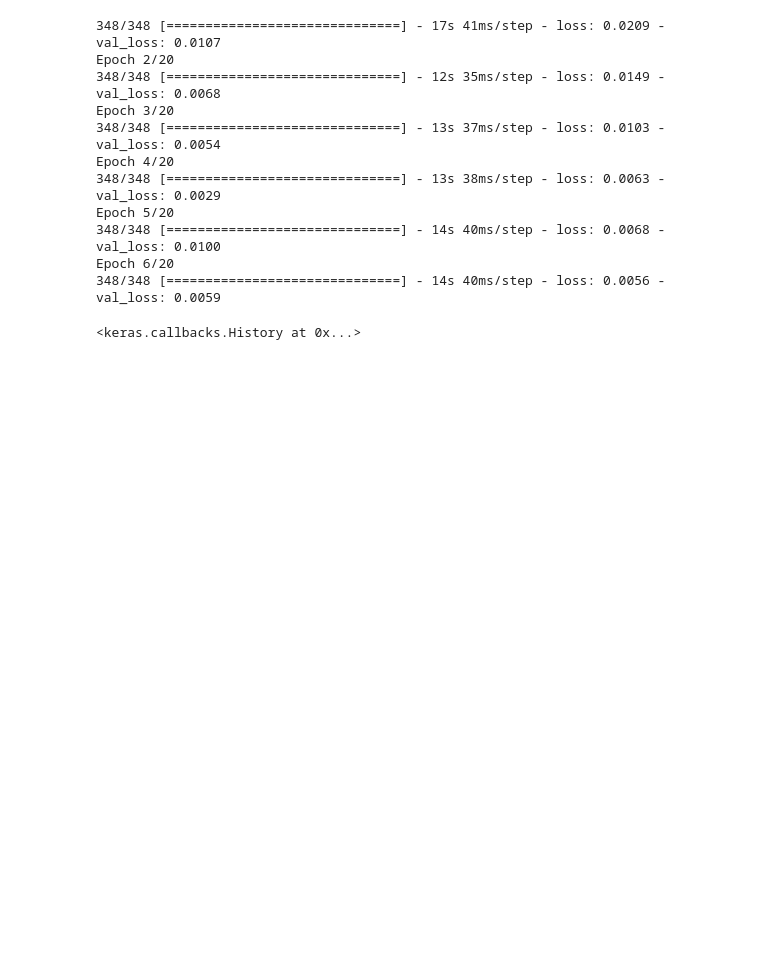
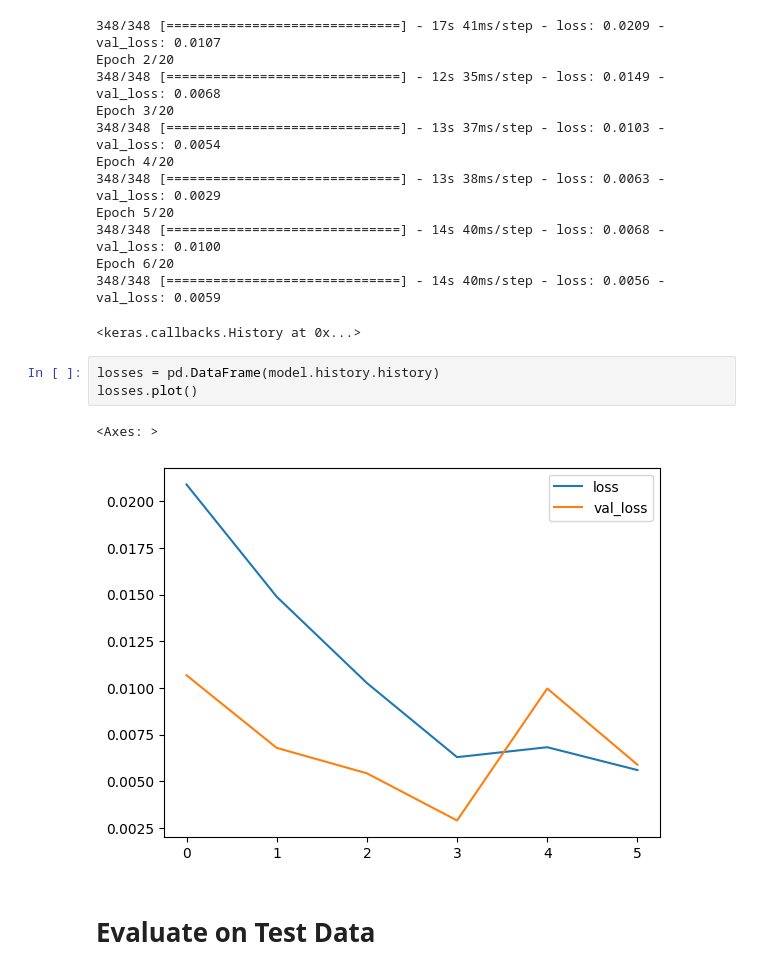
Before and after one commit to PrathamModi001/RNN, a Jupyter notebook: rnn_timeSeries.ipynb, the cells around one changed output. Saved outputs shown, nothing was run; the diff lists cells and outputs as text; blank space fills up the shorter version.

Commit message:
evaluated

```diff
--- a/rnn_timeSeries.ipynb
+++ b/rnn_timeSeries.ipynb
@@ -241,3 +241,11 @@ Epoch 5/20
 Epoch 6/20
 348/348 [==============================] - 14s 40ms/step - loss: 0.0056 - val_loss: 0.0059
 <keras.callbacks.History at 0x...>
+# %%
+losses = pd.DataFrame(model.history.history)
+losses.plot()
+# %% [output]
+<Axes: >
+[figure, added]
+# %% [markdown]
+# Evaluate on Test Data
```
Also changed, not shown: parts of 6 cells of this notebook.
